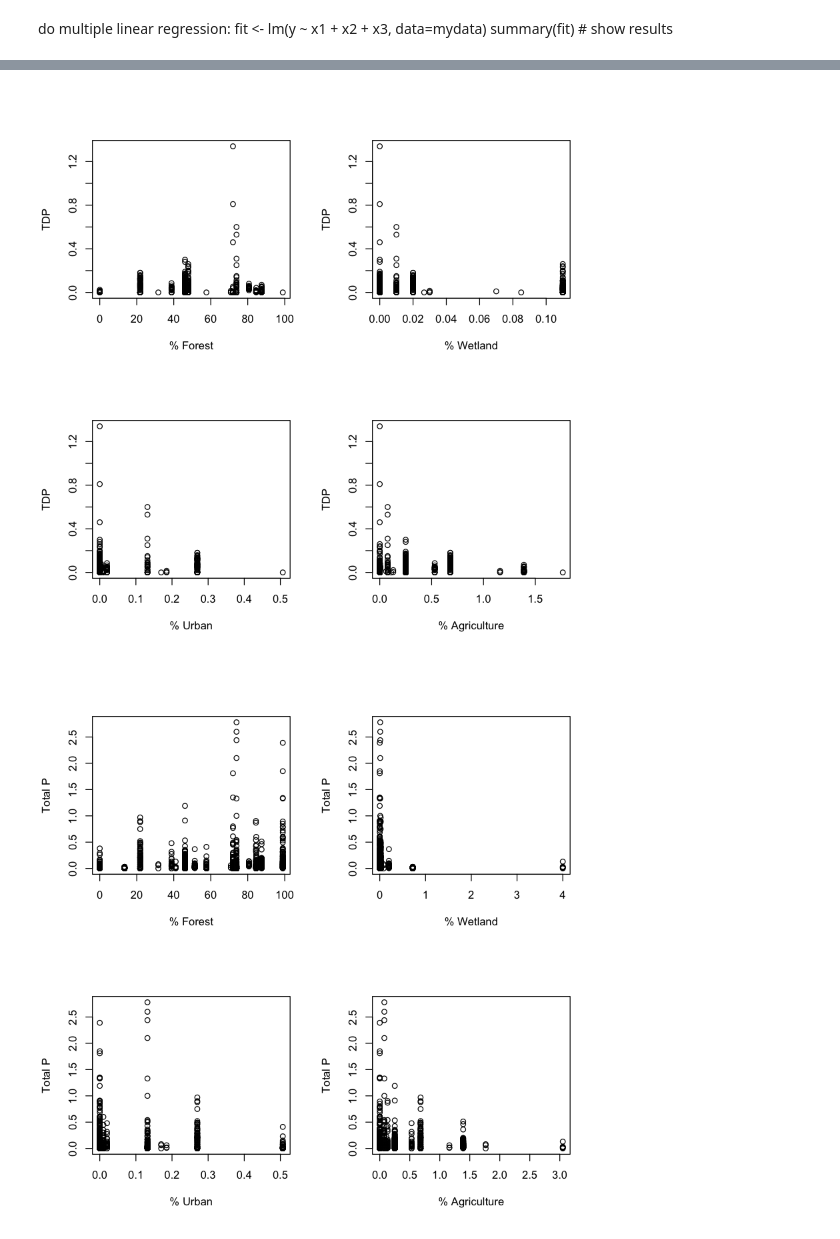
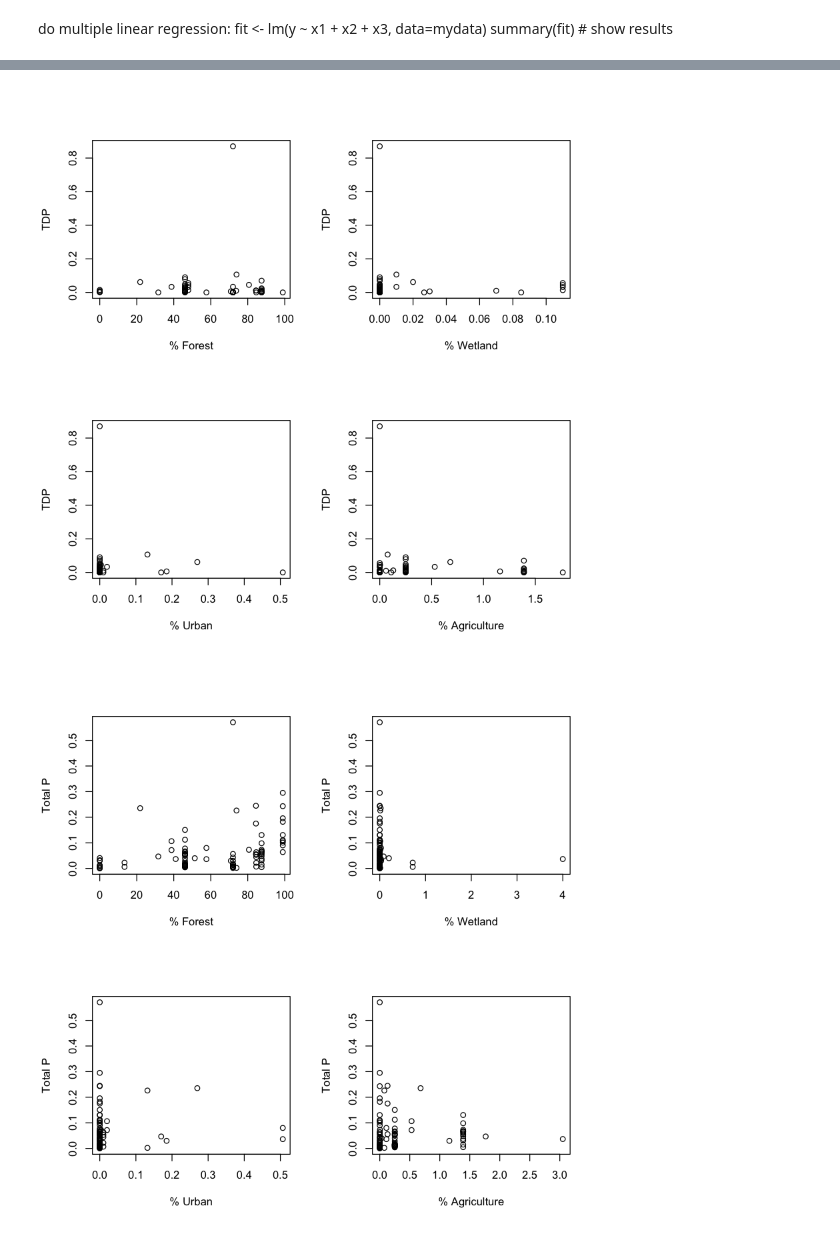
Before and after one commit to erinlarson/DDESSS_Stream_Dream_Team, a Jupyter notebook: MultiplelinearRegression2.ipynb, the cells around one changed output, grey strips where cells are left out. Cells and saved outputs as stored; diff of their text form; code cells hidden in the pictures.

Commit message:
Fixed linear regression to be on site means

```diff
--- a/MultiplelinearRegression2.ipynb
+++ b/MultiplelinearRegression2.ipynb
@@ -18,3 +25,27 @@ Total<-subset(data, ResultSampleFractionText=="Total")
+# %%
+TotalP<-subset(data, ResultSampleFractionText=="Total" )
+Total<-group_by(TotalP, MonitoringLocationIdentifier) %>%
+    summarise(AvgTotal_P = mean(ResultMeasure2, na.rm = TRUE),
+              SDTotal_P = sd(ResultMeasure2, na.rm = TRUE),
+              PFOR2 = mean(PFOR2, na.rm = TRUE),
+              PWETL2 = mean(PWETL2, na.rm = TRUE),
+              PURB2 = mean(PURB2, na.rm = TRUE),
+              PAGT2 = mean(PAGT2, na.rm = TRUE),
+             Lat = mean(LatitudeMeasure, na.rm = TRUE),
+              Long = mean(LongitudeMeasure, na.rm=TRUE)
+             )
+
+TD.P<-subset(data, ResultSampleFractionText=="Dissolved" )
+TDP<-group_by(TD.P, MonitoringLocationIdentifier) %>%
+    summarise(AvgTDP = mean(ResultMeasure2, na.rm = TRUE),
+              SDTotal_P = sd(ResultMeasure2, na.rm = TRUE),
+              PFOR2 = mean(PFOR2, na.rm = TRUE),
+              PWETL2 = mean(PWETL2, na.rm = TRUE),
+              PURB2 = mean(PURB2, na.rm = TRUE),
+              PAGT2 = mean(PAGT2, na.rm = TRUE),
+             Lat = mean(LatitudeMeasure, na.rm = TRUE),
+              Long = mean(LongitudeMeasure, na.rm=TRUE)
+             )
 # %% [markdown]
 do multiple linear regression: fit <- lm(y ~ x1 + x2 + x3, data=mydata)
 summary(fit) # show results
@@ -161,17 +171,17 @@ F-statistic: 22.93 on 3 and 1345 DF,  p-value: 1.767e-14
 # %%
 
 par(mfrow=c(2,2))
-plot(TDP$PFOR2, TDP$ResultMeasure2, ylab="TDP", xlab="% Forest")
-plot(TDP$PWETL2, TDP$ResultMeasure2, ylab="TDP", xlab="% Wetland")
-plot(TDP$PURB2, TDP$ResultMeasure2, ylab="TDP", xlab="% Urban")
-plot(TDP$PAGT2, TDP$ResultMeasure2, ylab="TDP", xlab="% Agriculture")
+plot(TDP$PFOR2, TDP$AvgTDP, ylab="TDP", xlab="% Forest")
+plot(TDP$PWETL2, TDP$AvgTDP, ylab="TDP", xlab="% Wetland")
+plot(TDP$PURB2, TDP$AvgTDP, ylab="TDP", xlab="% Urban")
+plot(TDP$PAGT2, TDP$AvgTDP, ylab="TDP", xlab="% Agriculture")
 # %% [output]
-[figure, old version]
+[figure, new version]
 # %%
 par(mfrow=c(2,2))
-plot(Total$PFOR2, Total$ResultMeasure2, ylab="Total P", xlab="% Forest")
-plot(Total$PWETL2, Total$ResultMeasure2, ylab="Total P", xlab="% Wetland")
-plot(Total$PURB2, Total$ResultMeasure2, ylab="Total P", xlab="% Urban")
-plot(Total$PAGT2, Total$ResultMeasure2, ylab="Total P", xlab="% Agriculture")
+plot(Total$PFOR2, Total$AvgTotal_P, ylab="Total P", xlab="% Forest")
+plot(Total$PWETL2, Total$AvgTotal_P, ylab="Total P", xlab="% Wetland")
+plot(Total$PURB2, Total$AvgTotal_P, ylab="Total P", xlab="% Urban")
+plot(Total$PAGT2, Total$AvgTotal_P, ylab="Total P", xlab="% Agriculture")
 # %% [output]
-[figure, old version]
+[figure, new version]
```
Also changed, not shown: parts of 9 cells of this notebook, 2 other files.
